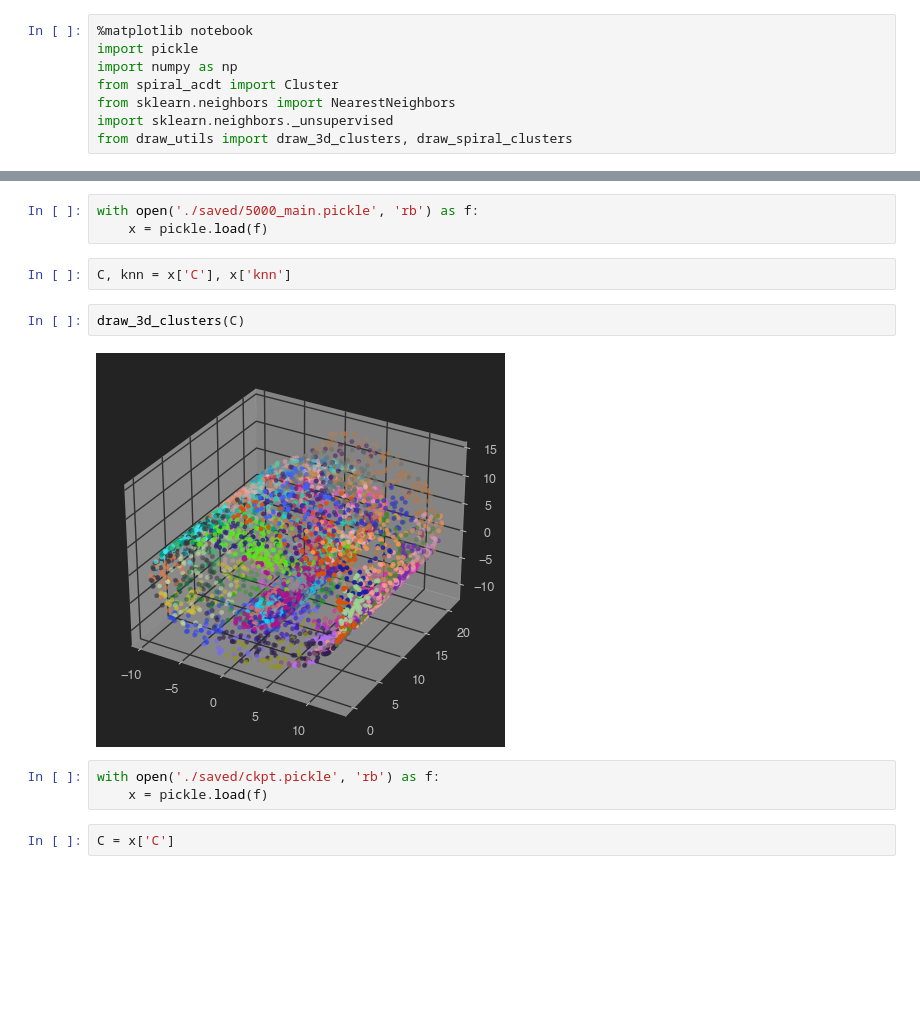
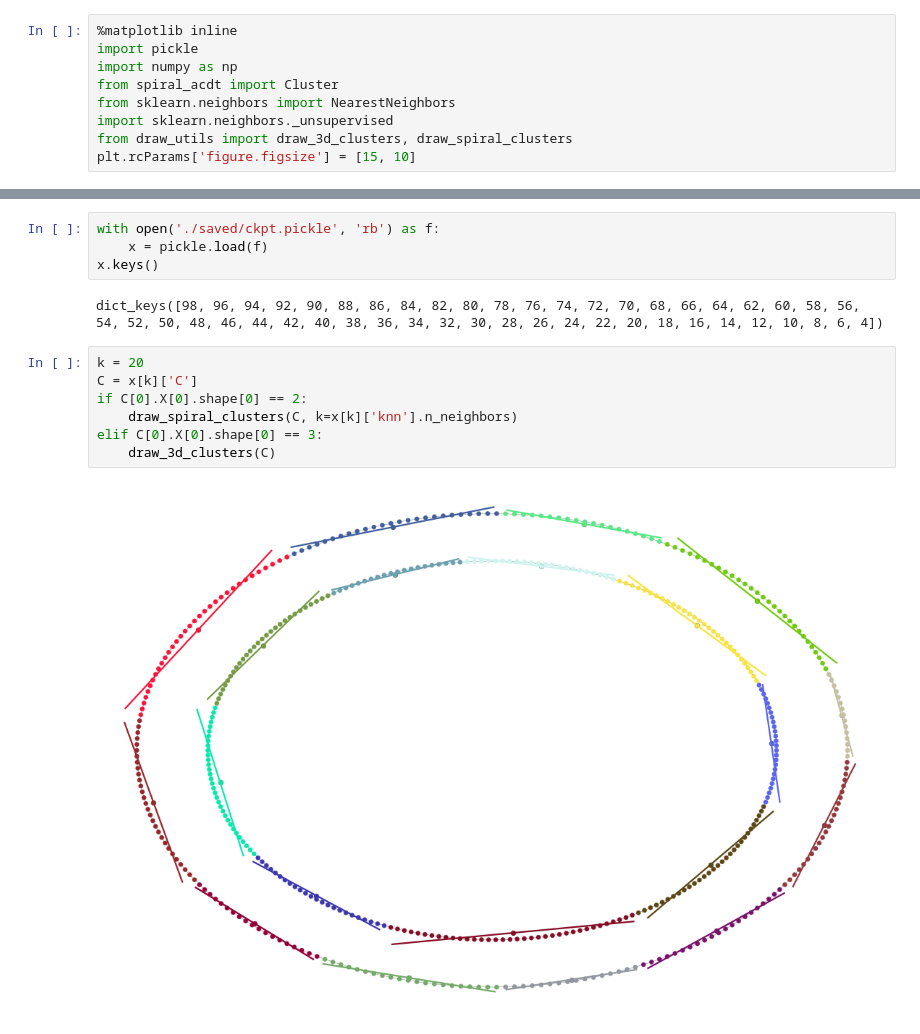
Before and after one commit to JunkyByte/ACDT, a Jupyter notebook: demo/visual_saved.ipynb, the cells around one changed output, grey strips where cells are left out. Cells and saved outputs as stored; diff of their text form; blank space fills up the shorter version.

```diff
--- a/demo/visual_saved.ipynb
+++ b/demo/visual_saved.ipynb
@@ -1,8 +1,9 @@
 # %%
-%matplotlib notebook
+%matplotlib inline
 import pickle
 import numpy as np
 from spiral_acdt import Cluster
 from sklearn.neighbors import NearestNeighbors
 import sklearn.neighbors._unsupervised
 from draw_utils import draw_3d_clusters, draw_spiral_clusters
+plt.rcParams['figure.figsize'] = [15, 10]
@@ -13,15 +10,16 @@ from draw_utils import draw_3d_clusters, draw_spiral_clusters
 # %%
-with open('./saved/5000_main.pickle', 'rb') as f:
+with open('./saved/ckpt.pickle', 'rb') as f:
     x = pickle.load(f)
+x.keys()
+# %% [output]
+dict_keys([98, 96, 94, 92, 90, 88, 86, 84, 82, 80, 78, 76, 74, 72, 70, 68, 66, 64, 62, 60, 58, 56, 54, 52, 50, 48, 46, 44, 42, 40, 38, 36, 34, 32, 30, 28, 26, 24, 22, 20, 18, 16, 14, 12, 10, 8, 6, 4])
-# %%
-C, knn = x['C'], x['knn']
-# %%
-draw_3d_clusters(C)
-# %% [output]
-[figure, removed]
-# %%
-with open('./saved/ckpt.pickle', 'rb') as f:
-    x = pickle.load(f)
-# %%
-C = x['C']
+# %%
+k = 20
+C = x[k]['C']
+if C[0].X[0].shape[0] == 2:
+    draw_spiral_clusters(C, k=x[k]['knn'].n_neighbors)
+elif C[0].X[0].shape[0] == 3:
+    draw_3d_clusters(C)
+# %% [output]
+[figure, added]
 # %%
```
Also changed, not shown: parts of 2 cells of this notebook, 4 other files.
